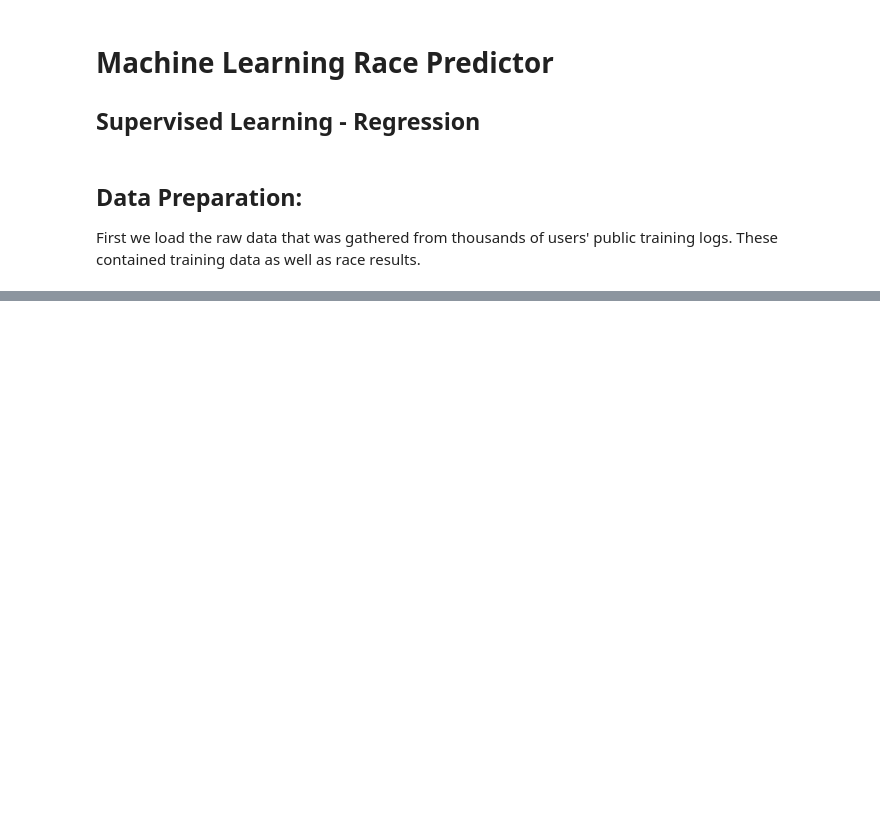
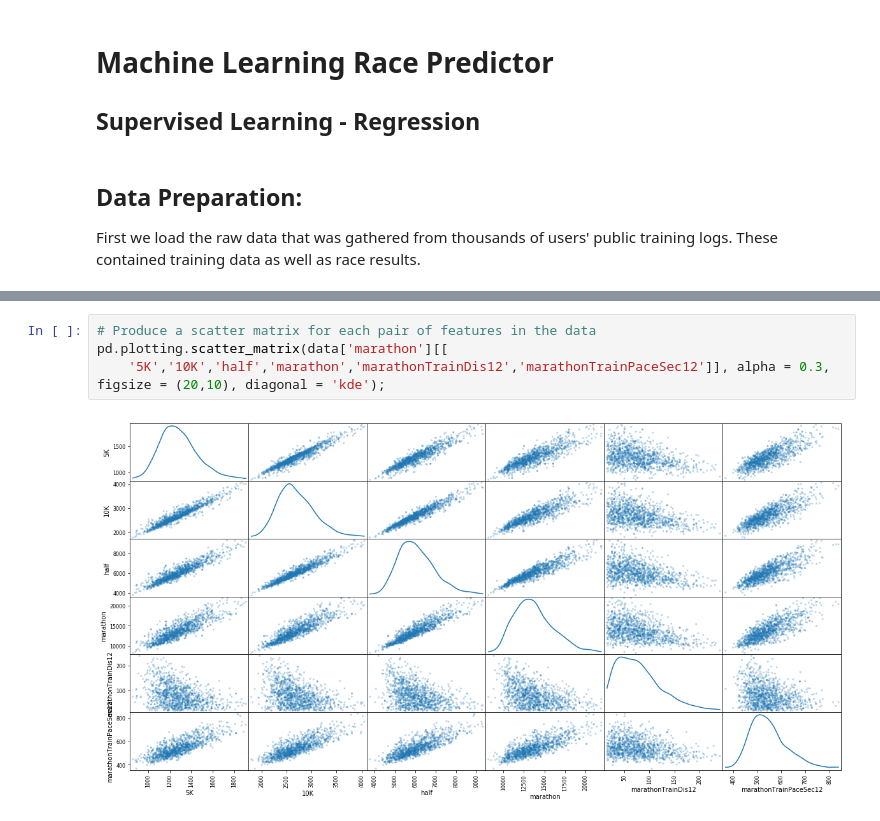
Before and after one commit to dbilenkin/machine-learning, a Jupyter notebook: MLRacePredictor/MLRacePredictor.ipynb, the cells around one changed output, grey strips where cells are left out. Saved outputs shown, nothing was run; the diff lists cells and outputs as text; blank space fills up the shorter version.

```diff
--- a/MLRacePredictor/MLRacePredictor.ipynb
+++ b/MLRacePredictor/MLRacePredictor.ipynb
@@ -656,0 +192,6 @@ best r2:  0.902689813845
+# %%
+# Produce a scatter matrix for each pair of features in the data
+pd.plotting.scatter_matrix(data['marathon'][[
+    '5K','10K','half','marathon','marathonTrainDis12','marathonTrainPaceSec12']], alpha = 0.3, figsize = (20,10), diagonal = 'kde');
+# %% [output]
+[figure, added]
```
Also changed, not shown: parts of 35 cells of this notebook, 18 other files.
